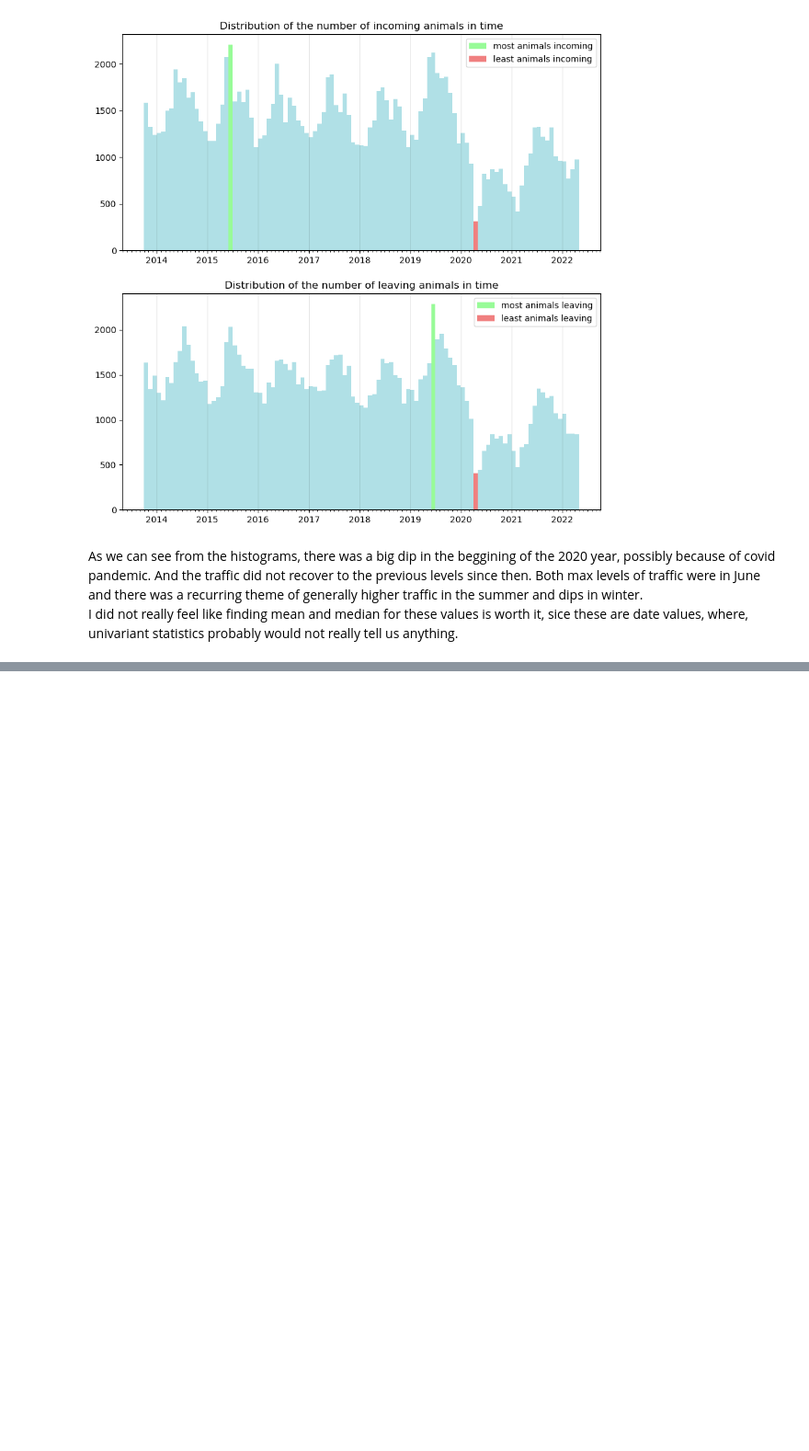
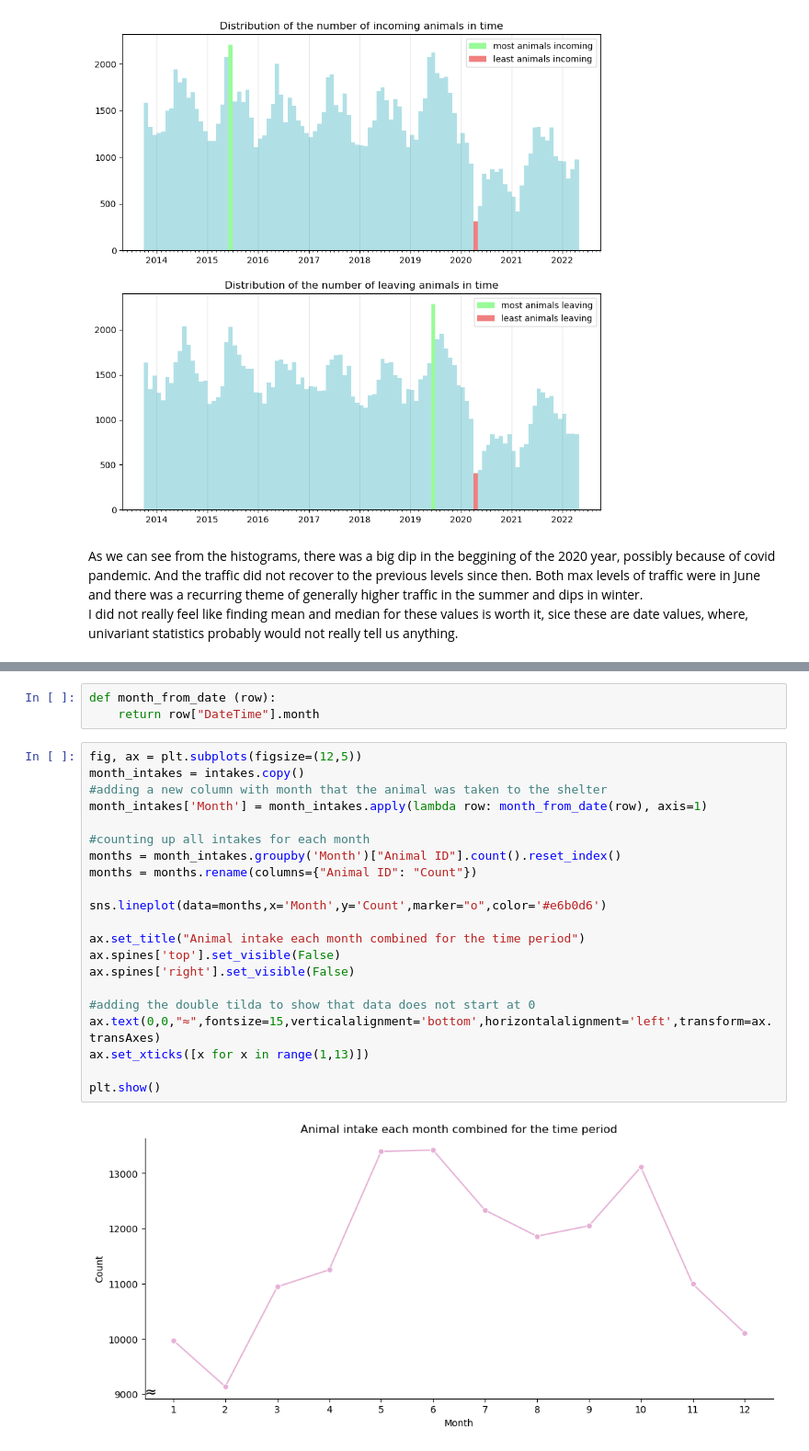
Before and after one commit to jaklvinc/data_visualization, a Jupyter notebook: 01/assignment01.ipynb, the cells around one changed output, grey strips where cells are left out. Shown at 92% size. Cells and saved outputs as stored; diff of their text form; blank space fills up the shorter version.

```diff
--- a/01/assignment01.ipynb
+++ b/01/assignment01.ipynb
@@ -465,0 +553,26 @@ Text(0.5, 1.0, 'Average outcome age of animals')
+# %%
+def month_from_date (row):
+    return row["DateTime"].month
+# %%
+fig, ax = plt.subplots(figsize=(12,5))
+month_intakes = intakes.copy()
+#adding a new column with month that the animal was taken to the shelter
+month_intakes['Month'] = month_intakes.apply(lambda row: month_from_date(row), axis=1)
+
+#counting up all intakes for each month
+months = month_intakes.groupby('Month')["Animal ID"].count().reset_index()
+months = months.rename(columns={"Animal ID": "Count"})
+
+sns.lineplot(data=months,x='Month',y='Count',marker="o",color='#e6b0d6')
+
+ax.set_title("Animal intake each month combined for the time period")
+ax.spines['top'].set_visible(False)
+ax.spines['right'].set_visible(False)
+
+#adding the double tilda to show that data does not start at 0
+ax.text(0,0,"≈",fontsize=15,verticalalignment='bottom',horizontalalignment='left',transform=ax.transAxes)
+ax.set_xticks([x for x in range(1,13)])
+
+plt.show()
+# %% [output]
+[figure, added]
```
Also changed, not shown: parts of 27 cells of this notebook.
